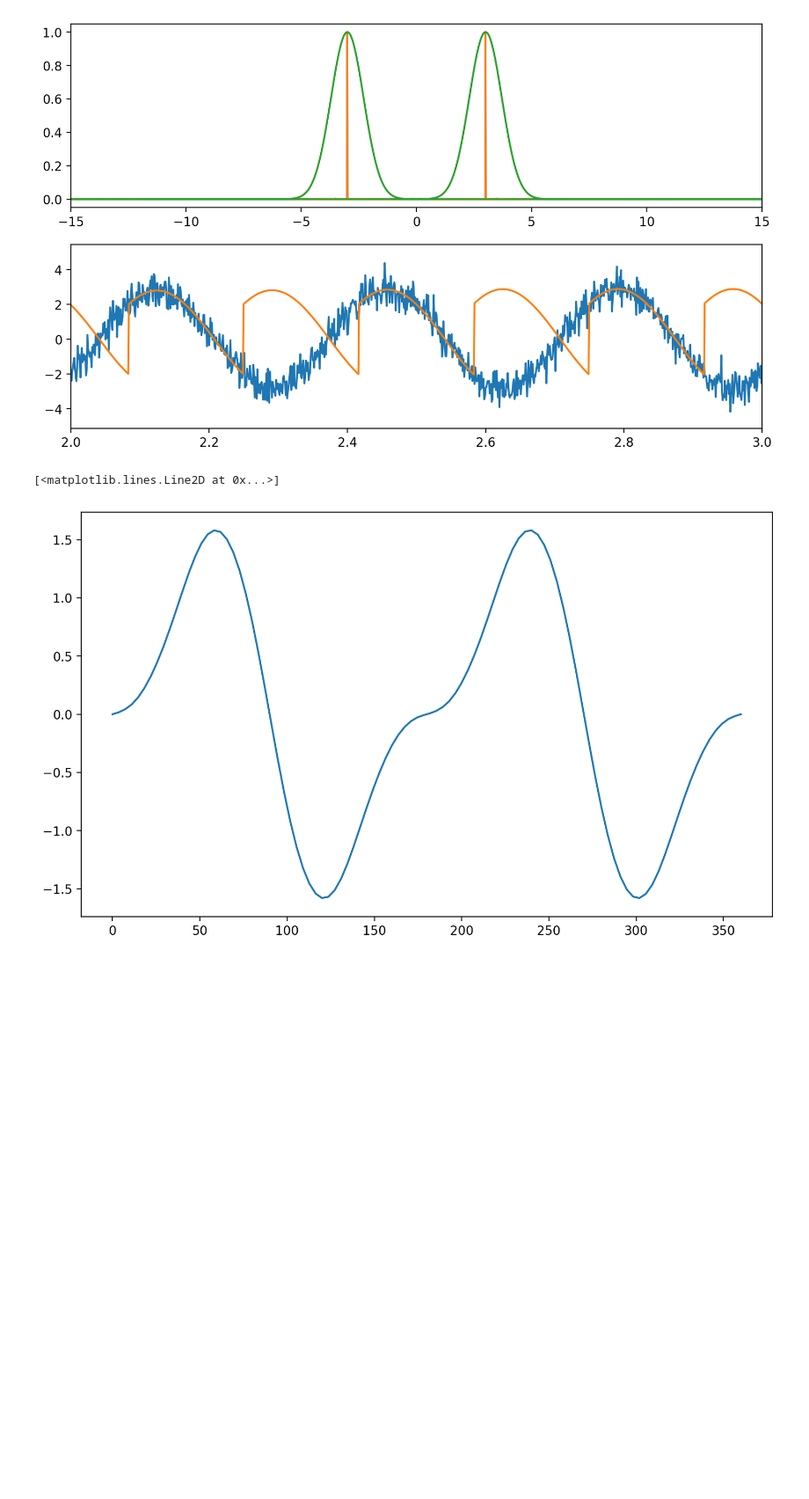
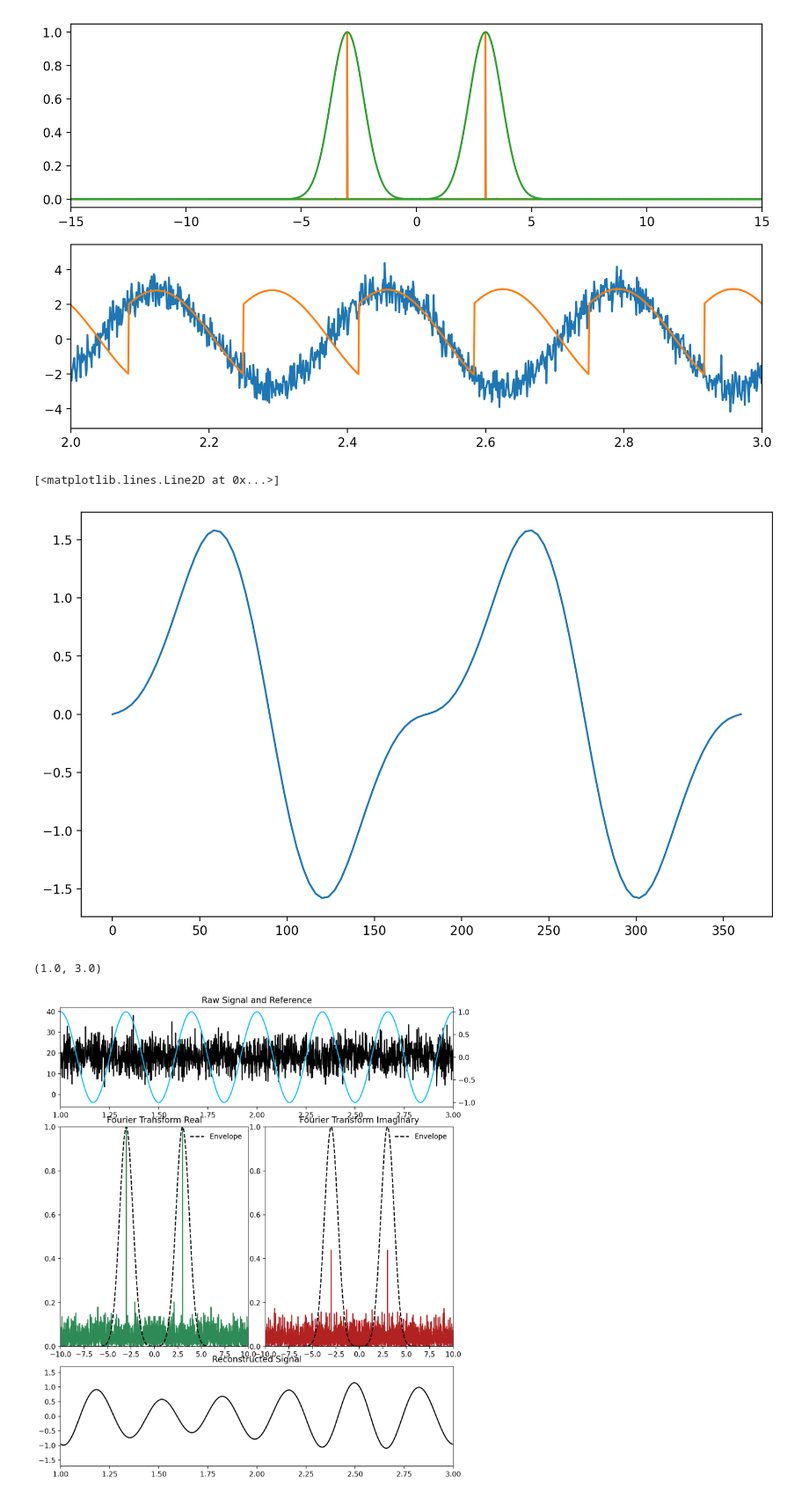
Before and after one commit to PanosEconomou/advanced-lab, a Jupyter notebook: 2.Faraday-Rotation/2.Code/Waveform-Sim/Simulation.ipynb, the cells around one changed output. Shown: that part at 88% size. Cells and saved outputs as stored; diff of their text form; code cells hidden in the pictures; blank space fills up the shorter version.

Commit message:
Signal Shift

```diff
--- a/2.Faraday-Rotation/2.Code/Waveform-Sim/Simulation.ipynb
+++ b/2.Faraday-Rotation/2.Code/Waveform-Sim/Simulation.ipynb
@@ -167,3 +167,78 @@ def band_limited_noise(min_freq, max_freq, samples=1024, samplerate=1):
     return fftnoise(f)
 
 # band_limited_noise(0,30,samples=1000,samplerate=1)
+# %%
+# Relevant Constants
+params = {
+    "Npts"            : 100000,                # Number of sampling points
+    "t_min"           : 0,                     # Minimum Time in s
+    "t_max"           : 100,                   # Maximum Time in s
+    "ANG_amplitude"   : 0.1,                   # Amplitude of roration angle
+    "ANG_frequency"   : 3,                     # Frequency of rotation angle
+    "ANG_phase"       : np.pi*10/180,                    # Phase of rotation angle
+    "ANG_offset"      : np.pi*15/180,          # Offset of rotation angle
+    "BG_amplitude"    : 0,                  # Amplitude of Background signal
+    "BG_frequency"    : 3,                     # Frequency of Background signal
+    "BG_phase"        : np.pi/7,               # Phase of Background signal
+    "polariser_angle" : 0,                     # Polariser Angle
+    "sig_amplitude"   : 20,                     # Conversion from angle to signal amplitude
+    "noise_amplitude" : 5,                  # Amplitude of white noise
+    "noise_min_freq"  : 0,                     # Minimum Frequency for noise
+    "noise_max_freq"  : 0,                     # Maximum Frequency for noise
+    "Noise_fs"        : 1,                     # Noise Sample Rate
+    "preamp_gain"     : 1,                     # Gain of preamplifier
+    "lpf_fc"          : 1,                     # Low pass filter cuttoff frequency in Hz
+    "ref_phase"       : np.pi*0/180,         # Phase of reference signal
+    "lock_in_gain"    : 1,                     # Lock in gain
+    "lock_in_std"     : 1,                     # Lock in standard deviation
+    "time_constant"   : 1,                     # Low pass filter amplifier time constant
+}
+
+time,ang,ref,sig_raw,sig_pre,sig_loc,sig_lpa = wf.get_signal(params)
+
+sig_pre -= np.mean(sig_pre)
+F = fft.fft(sig_pre)
+fs = len(time)/(max(time)-min(time))
+freq = fft.fftfreq(len(F),d=1/fs)
+# F, freq = wf.lock_in(sig_pre,ref,time,params["ANG_frequency"],sigma=1,ref_shifted=None,gain=1)
+
+ss = params['lock_in_std']
+G = (np.exp(-(freq-params["ANG_frequency"])**2/ss**2)+np.exp(-(freq+params["ANG_frequency"])**2/ss**2))
+# G = 1-np.exp(-(freq)**2/ss**2)
+FF = F*G
+
+
+fig = plt.figure(figsize=(10,12),dpi=200,constrained_layout=True)
+gs = fig.add_gridspec(4, 4)
+ax1 = fig.add_subplot(gs[0,:])
+ax2 = fig.add_subplot(gs[1:3,:2])
+ax3 = fig.add_subplot(gs[1:3,2:])
+ax4 = fig.add_subplot(gs[3,:])
+
+ax1.set_title('Raw Signal and Reference')
+ax1.plot(time,sig_raw,c='k')
+ax11 = ax1.twinx()
+ax11.plot(time,ref,c='deepskyblue')
+ax1.set_xlim(1,3)
+
+ax2.set_title('Fourier Transform Real')
+ax2.plot(freq,abs(F.real)/20000,c='seagreen')
+ax2.plot(freq,G,c='k',ls='--',label='Envelope')
+ax2.set_xlim(-10,10)
+ax2.set_ylim(0,1)
+ax2.legend(frameon=False,fontsize=10,loc='upper right')
+
+ax3.set_title('Fourier Transform Imaginary')
+ax3.plot(freq,abs(F.imag)/20000,c='firebrick')
+ax3.plot(freq,G,c='k',ls='--',label='Envelope')
+ax3.set_xlim(-10,10)
+ax3.set_ylim(0,1)
+ax3.legend(frameon=False,fontsize=10,loc='upper right')
+
+ax4.set_title('Reconstructed Signal')
+FF = fft.ifft(F*G)
+ax4.plot(time,FF.real,c='k')
+ax4.set_xlim(1,3)
+# %% [output]
+(1.0, 3.0)
+[figure, added]
```
Also changed, not shown: 1 other file.
